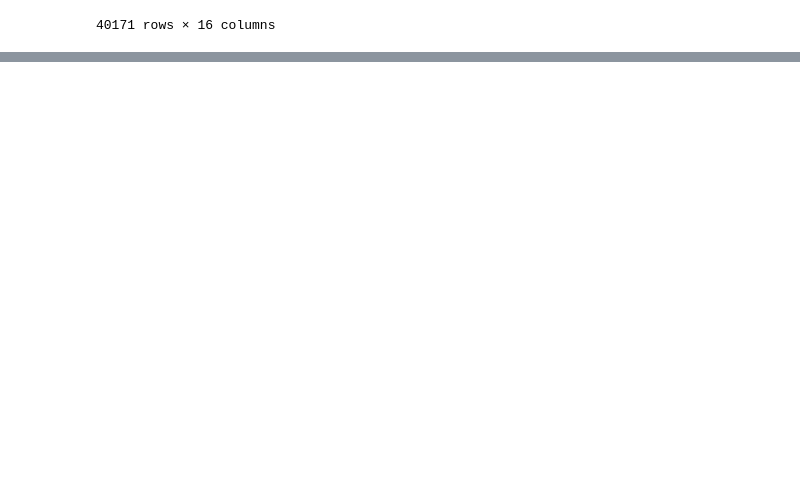
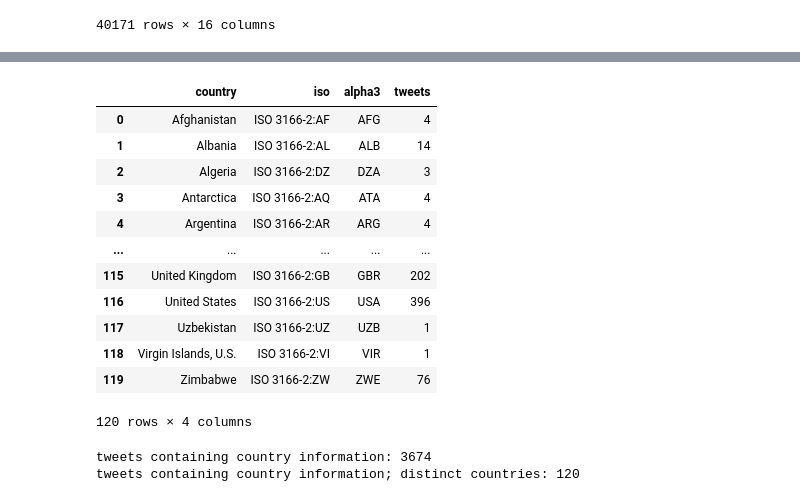
Before and after one commit to tkmanabat/Philippine-Junior-Data-Science-Challenge, a Jupyter notebook: PJDSC.ipynb, the cells around one changed output, grey strips where cells are left out. Cells and saved outputs as stored; diff of their text form; code cells hidden in the pictures; blank space fills up the shorter version.

```diff
--- a/PJDSC.ipynb
+++ b/PJDSC.ipynb
@@ -86,0 +124,18 @@ df.sort_values(by=["favorites","retweets"], ascending=False)
+# %%
+tw_add_df = df.groupby(["country", "iso", "alpha3"])['text'].count().reset_index()
+tw_add_df.columns = ["country", "iso", "alpha3", "tweets"]
+tw_add_df
+# %% [output]
+|  | country | iso | alpha3 | tweets |
+| 0 | Afghanistan | ISO 3166-2:AF | AFG | 4 |
+| 1 | Albania | ISO 3166-2:AL | ALB | 14 |
+| 2 | Algeria | ISO 3166-2:DZ | DZA | 3 |
+| 3 | Antarctica | ISO 3166-2:AQ | ATA | 4 |
+| 4 | Argentina | ISO 3166-2:AR | ARG | 4 |
+| ... | ... | ... | ... | ... |
+| 115 | United Kingdom | ISO 3166-2:GB | GBR | 202 |
+| 116 | United States | ISO 3166-2:US | USA | 396 |
+| 117 | Uzbekistan | ISO 3166-2:UZ | UZB | 1 |
+| 118 | Virgin Islands, U.S. | ISO 3166-2:VI | VIR | 1 |
+| 119 | Zimbabwe | ISO 3166-2:ZW | ZWE | 76 |
+120 rows × 4 columns
@@ -86,0 +167,6 @@ df.sort_values(by=["favorites","retweets"], ascending=False)
+# %%
+print(f"tweets containing country information: {tw_add_df.tweets.sum()}")
+print(f"tweets containing country information; distinct countries: {tw_add_df.country.shape[0]}")
+# %% [output]
+tweets containing country information: 3674
+tweets containing country information; distinct countries: 120
```
Also changed, not shown: parts of 5 cells of this notebook, 1 other file.
